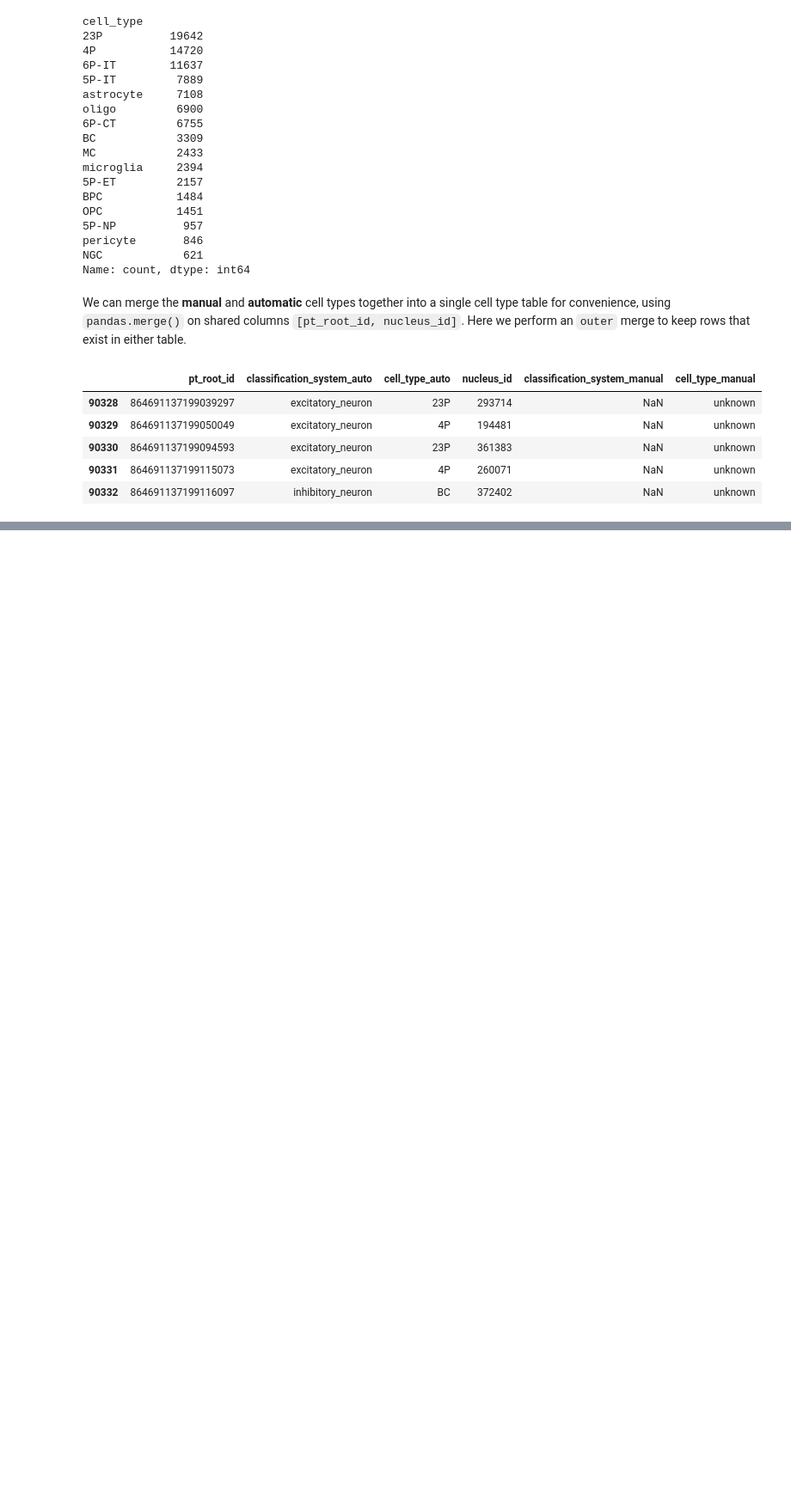
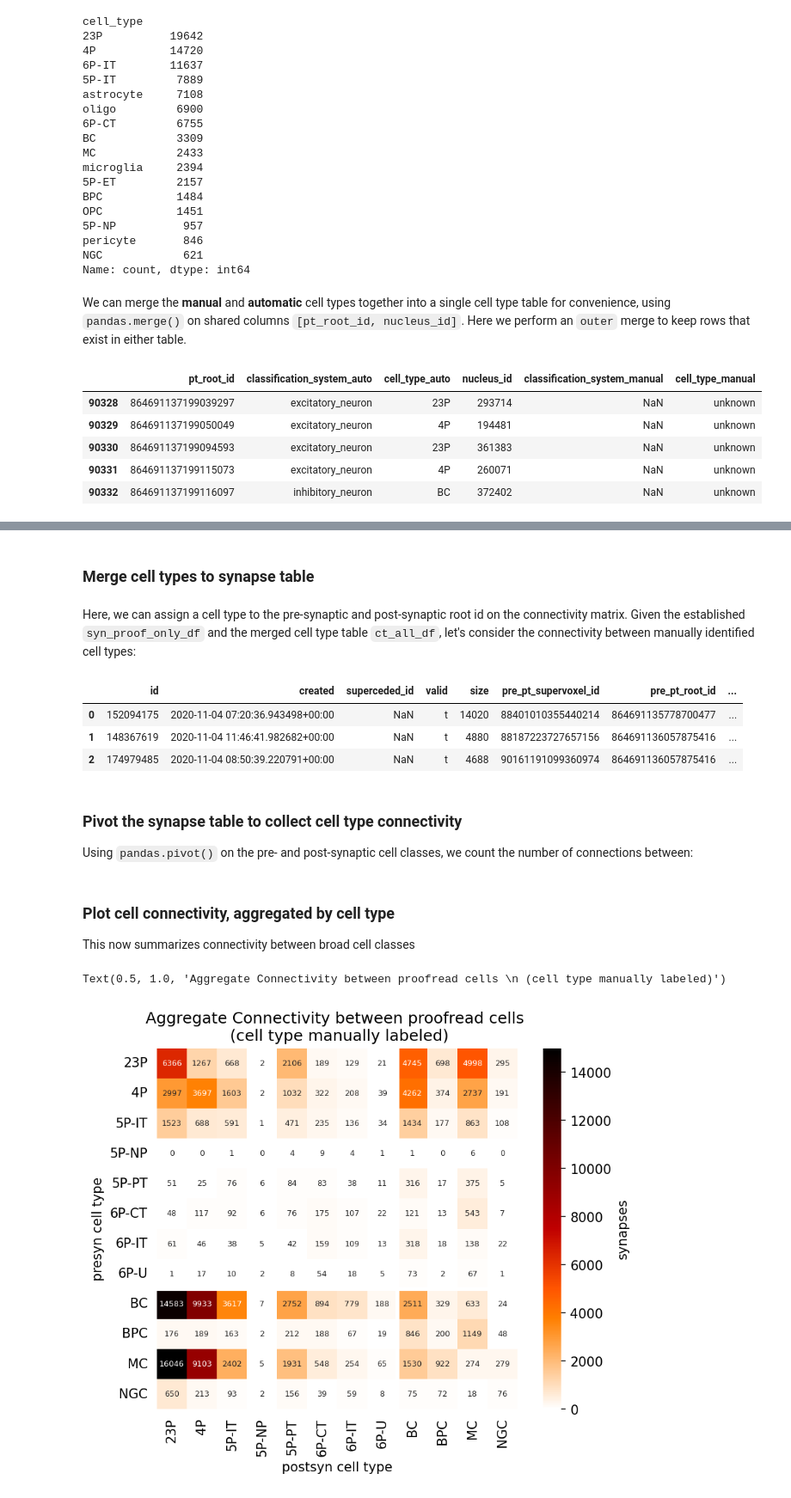
Before and after one commit to AllenInstitute/microns_tutorial, a Jupyter notebook: tutorial_book/quickstart_notebooks/04-cave-query-synapses.ipynb, the cells around one changed output, grey strips where cells are left out. Shown at 86% size. Cells and saved outputs as stored; diff of their text form; code cells hidden in the pictures; blank space fills up the shorter version.

```diff
--- a/tutorial_book/quickstart_notebooks/04-cave-query-synapses.ipynb
+++ b/tutorial_book/quickstart_notebooks/04-cave-query-synapses.ipynb
@@ -498,0 +475,70 @@ plt.show()
+# %% [markdown]
+### Merge cell types to synapse table
+# %% [markdown]
+Here, we can assign a cell type to the pre-synaptic and post-synaptic root id on the connectivity matrix. Given the established `syn_proof_only_df` and the merged cell type table `ct_all_df`, let's consider the connectivity between manually identified cell types:
+# %%
+# Merge the cell types to the presynaptic cell id
+syn_proof_ct_df = ( syn_proof_only_df.merge(
+    ct_all_df[['pt_root_id','cell_type_manual']],
+    left_on='pre_pt_root_id',
+    right_on='pt_root_id',
+    how='left' )
+.rename(columns={'cell_type_manual': 'cell_type_pre'})
+.drop(columns=['pt_root_id'])
+)
+
+# Merge the cell types to the postsynaptic cell id
+syn_proof_ct_df = ( syn_proof_ct_df.merge(
+    ct_all_df[['pt_root_id','cell_type_manual']],
+    left_on='post_pt_root_id',
+    right_on='pt_root_id',
+    how='left' )
+.rename(columns={'cell_type_manual': 'cell_type_post'})
+.drop(columns=['pt_root_id'])
+)
+
+syn_proof_ct_df.head(3)
+# %% [output]
+|  | id | created | superceded_id | valid | size | pre_pt_supervoxel_id | pre_pt_root_id | ... |
+| 0 | 152094175 | 2020-11-04 07:20:36.943498+00:00 | NaN | t | 14020 | 88401010355440214 | 864691135778700477 | ... |
+| 1 | 148367619 | 2020-11-04 11:46:41.982682+00:00 | NaN | t | 4880 | 88187223727657156 | 864691136057875416 | ... |
+| 2 | 174979485 | 2020-11-04 08:50:39.220791+00:00 | NaN | t | 4688 | 90161191099360974 | 864691136057875416 | ... |
+# %% [markdown]
+### Pivot the synapse table to collect cell type connectivity
+
+Using `pandas.pivot()` on the pre- and post-synaptic cell classes, we count the number of connections between:
+# %%
+# Pivot table to get connectivity between cell types
+syn_ct_counts = (syn_proof_ct_df.pivot_table(index='cell_type_pre',
+                                             columns='cell_type_post',
+                                             values='id', aggfunc=lambda x: len(x)).fillna(0)
+                 .drop(columns=['Unsure E','Unsure I','unknown'], index=['Unsure E','Unsure I','unknown'])
+                 .astype(int)
+                )
+
+# Sort by names
+syn_ct_counts = syn_ct_counts.reindex(sorted(syn_ct_counts.columns), axis=1)
+syn_ct_counts = syn_ct_counts.reindex(sorted(syn_ct_counts.index), axis=0)
+
+# consistent axis naming
+syn_ct_counts = syn_ct_counts.rename_axis(['presyn cell type'], axis=0)
+syn_ct_counts = syn_ct_counts.rename_axis(['postsyn cell type'], axis=1)
+# %% [markdown]
+### Plot cell connectivity, aggregated by cell type
+This now summarizes connectivity between broad cell classes
+# %%
+fig, ax = plt.subplots(figsize=(7, 5), dpi=150)
+
+sns.heatmap(syn_ct_counts, cmap="gist_heat_r", annot=True, ax=ax, fmt='d', vmin=0, vmax=15000,
+            cbar_kws={'label': 'synapses', 'location': 'right'},
+            annot_kws={"fontsize":6},
+            square=True)
+
+ax.tick_params(left=False, bottom=False)
+ax.hlines([8], *ax.get_xlim(), color='white',linewidth = 3)
+ax.vlines([8], *ax.get_ylim(), color='white',linewidth = 3)
+
+ax.set_title('Aggregate Connectivity between proofread cells \n (cell type manually labeled)')
+# %% [output]
+Text(0.5, 1.0, 'Aggregate Connectivity between proofread cells \n (cell type manually labeled)')
+[figure, added]
```
Also changed, not shown: parts of 23 cells of this notebook, 5 other files.
